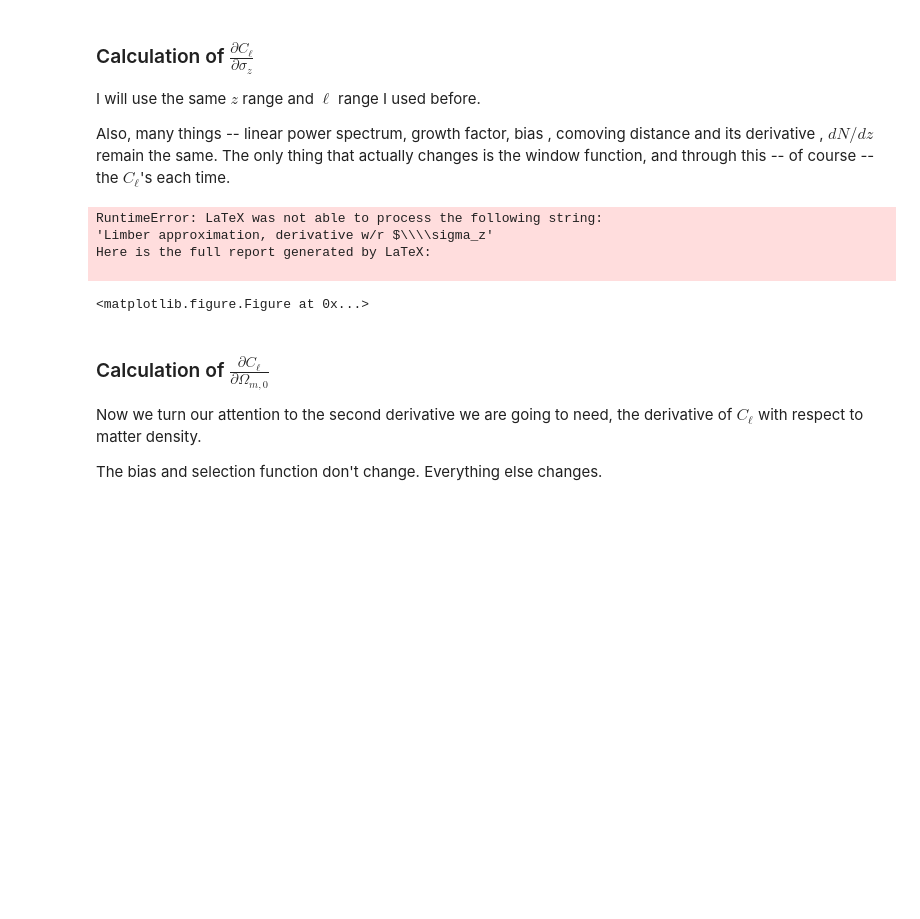
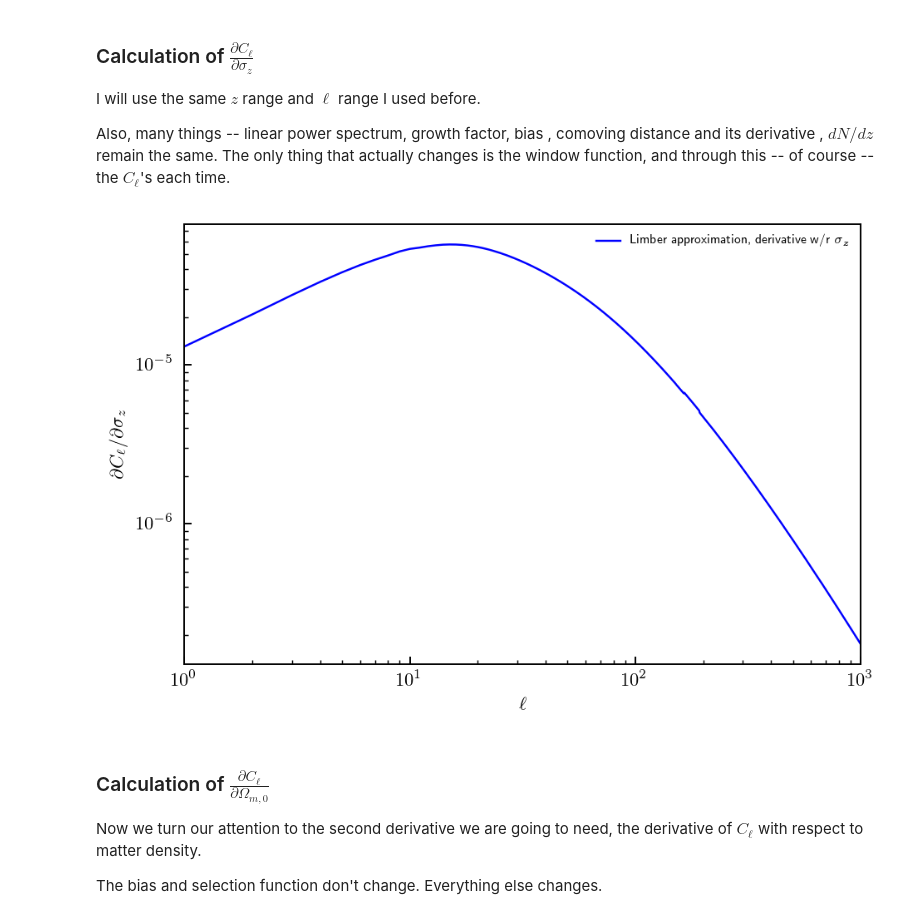
Before and after one commit to dtanoglidis/Photo_Z_project, a Jupyter notebook: Angular Power Spectrum.ipynb, the cells around one changed output. Cells and saved outputs as stored; diff of their text form; code cells hidden in the pictures; blank space fills up the shorter version.

```diff
--- a/Angular Power Spectrum.ipynb
+++ b/Angular Power Spectrum.ipynb
@@ -589,29 +596,25 @@ for i in range(0, np.size(ell)):
 # %%
 #Here let's plot the derivative, or actually  - the derivative because it is negative
 
 
 plot_pretty()
 fig = plt.figure(figsize = (6,4))
-plt.plot(ell, -sigma_der, c='b', linewidth=1.0, label=r'Limber approximation, derivative w/r $\sigma_z')
+plt.plot(ell, -sigma_der, c='b', linewidth=1.0, label=r'Limber approximation, derivative w/r $\sigma_z$')
 plt.xscale('log');plt.yscale('log')
 plt.xlim(1.0,1000.0)
 #plt.ylim(1e1,5e4)
 
 plt.xlabel("$\ell$")
 plt.ylabel("$\partial C_\ell / \partial \sigma_z$")
 
 
 
 
 
 plt.legend(frameon=False, loc='upper right', fontsize=6)
 plt.show()
 # %% [output]
-RuntimeError: LaTeX was not able to process the following string:
-'Limber approximation, derivative w/r $\\\\sigma_z'
-Here is the full report generated by LaTeX:
-
-<matplotlib.figure.Figure at 0x...>
+[figure, added]
 # %% [markdown]
 ### Calculation of $\frac{\partial C_\ell}{\partial \Omega_{m,0}}$
 
```
Also changed, not shown: parts of 5 cells of this notebook.
